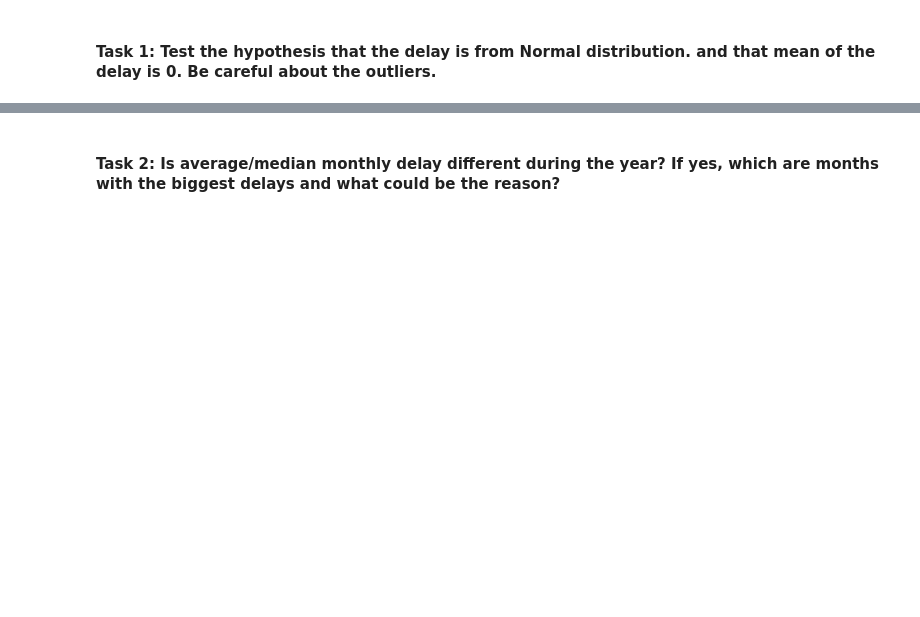
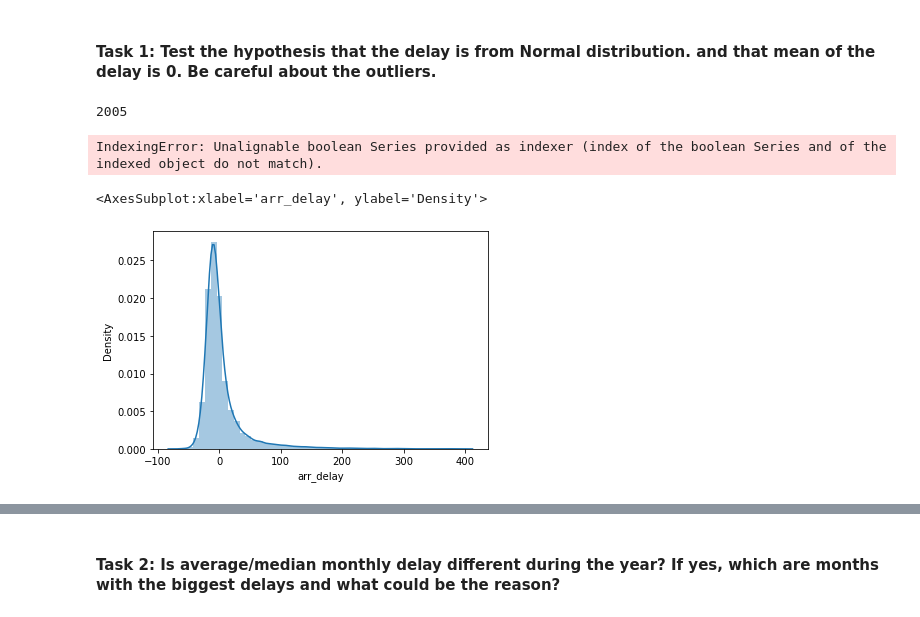
Before and after one commit to Graham-Broughton/flight_delay, a Jupyter notebook: exploratory_analysis.ipynb, the cells around one changed output, grey strips where cells are left out. Drawn from its saved outputs; the diff is of its cells as text; code cells hidden in the pictures; blank space fills up the shorter version.

```diff
--- a/exploratory_analysis.ipynb
+++ b/exploratory_analysis.ipynb
@@ -12,2 +67,6 @@ import scipy.stats as st
 # %% [markdown]
 #### **Task 1**: Test the hypothesis that the delay is from Normal distribution. and that **mean** of the delay is 0. Be careful about the outliers.
+# %%
+sample2['arr_delay'].isnull().sum()
+# %% [output]
+2005
@@ -13,0 +75,9 @@ import scipy.stats as st
+# %%
+sample2 = sample2[sample2['arr_delay'] < 400]
+# %% [output]
+IndexingError: Unalignable boolean Series provided as indexer (index of the boolean Series and of the indexed object do not match).
+# %%
+sn.distplot(sample['arr_delay'])
+# %% [output]
+<AxesSubplot:xlabel='arr_delay', ylabel='Density'>
+[figure, added]
```
Also changed, not shown: parts of 58 cells of this notebook, 5 other files.
